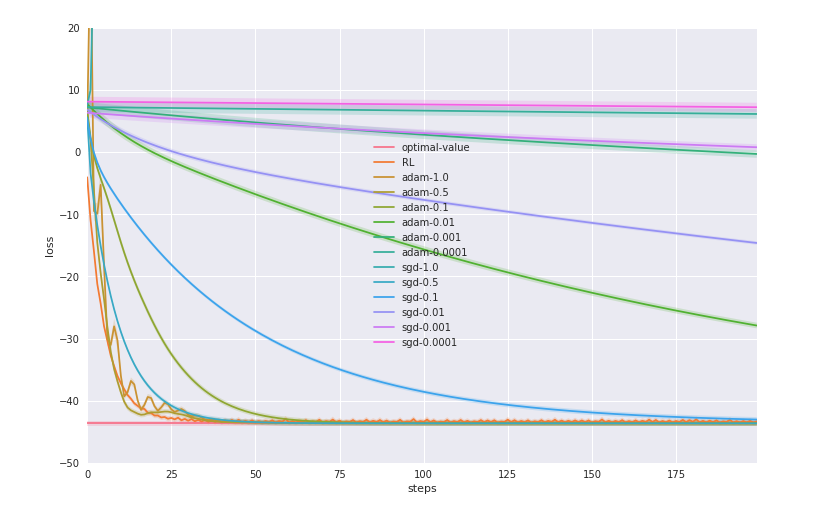
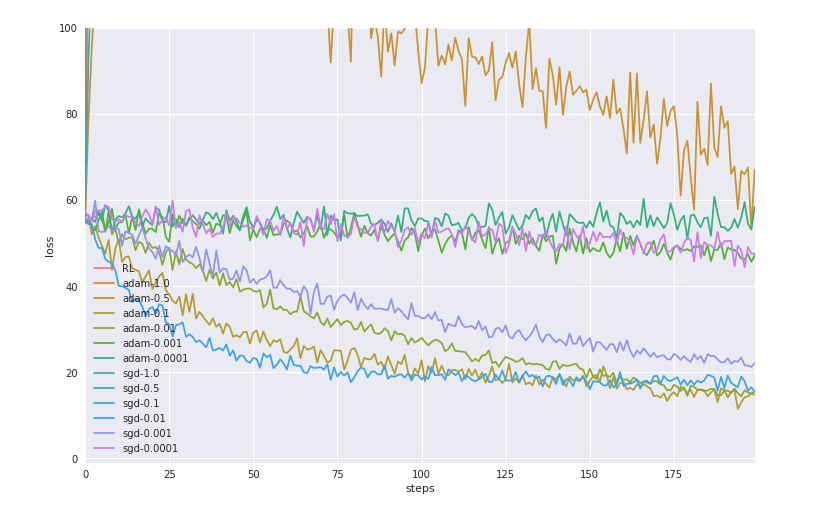
Before and after one commit to codeislife99/learning_to_optimize, a Jupyter notebook: notebooks/plots.ipynb, the cells around one changed output. Saved outputs shown, nothing was run; the diff lists cells and outputs as text; code cells hidden in the pictures.

```diff
--- a/notebooks/plots.ipynb
+++ b/notebooks/plots.ipynb
@@ -3,48 +3,48 @@ import numpy as np
 import matplotlib.pyplot as plt
 import seaborn as sns; sns.set(color_codes=True)
 # %%
-def plot_data(x, mean, label, color, y_lim):
-    plt.ylim(y_lim, 20)
-    plt.xlim(1, 201)
+def plot_data(x, mean, label, color):
     data = mean
-#     print(data.shape)
     ax = sns.tsplot(data, condition=label, color=color)
     ax.set(xlabel='steps', ylabel='loss')
-#     return fig
 
-data_dir = '../logs/quadratic/lr_0.01_bs_64_dim_100_hid_10_gamma_1_eps_10000_steps_200'
-env = 'quadratic'
+env = 'logistic'
+steps = 200
+test_steps = 1000
+lr=0.01
+data_dir = f'../logs/{env}/lr_{lr}_bs_64_dim_100_hid_10_gamma_1_eps_10000_steps_{steps}/{test_steps}'
 save_path = f'{data_dir}/plot.pdf'
+
+
 
 
 optims = ['adam', 'sgd']
 # base_lrs = [1.0, 0.5, 0.1, 0.01, 0.001, 1e-4]
 base_lrs = [1.0, 0.5, 0.1, 0.01, 0.001, 1e-4]
-
-steps = 200
 x = np.arange(steps)
-y = -50
 palette = sns.color_palette("husl",  n_colors=15)
 
 n = 0
 pm =  f'{data_dir}/meta_func_vals.npy'
 m = np.load(pm)
 
 fig = plt.figure(0, figsize=(12,8))
+plt.ylim(-1, 100)
+plt.xlim(1, 201)
 if env == 'quadratic':
     data = np.load(f'{data_dir}/optimal_value.npy')
     ax = sns.tsplot(np.tile(data.reshape(-1, 1), (1, steps)), condition='optimal-value', color=palette[n])
     n+=1
-plot_data(x=x, mean=m, label='RL', color=palette[n], y_lim=y)
+plot_data(x=x, mean=m, label='RL', color=palette[n])
 n+=1
 for opt in optims:
     for lr  in base_lrs:
         pm =  f'{data_dir}/opt_{opt}_lr_{lr}_func_vals.npy'
         m = np.load(pm)
-        plot_data(x=x, mean=m, label=f'{opt}-{lr}', color=palette[n], y_lim=y)
+        plot_data(x=x, mean=m, label=f'{opt}-{lr}', color=palette[n])
         n+=1
 
 fig.savefig(save_path, bbox_inches='tight')
 fig.show()
 # %% [output]
-[figure, old version]
+[figure, new version]
```
Also changed, not shown: 1 other file.
